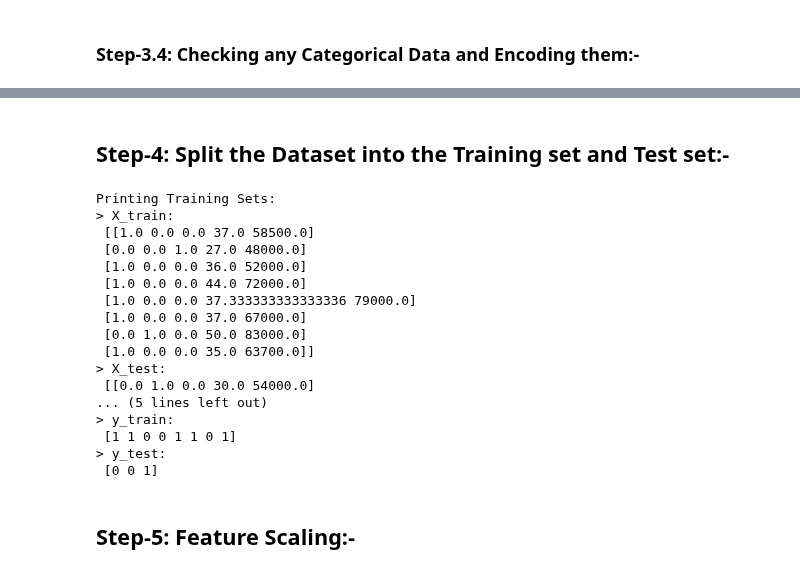
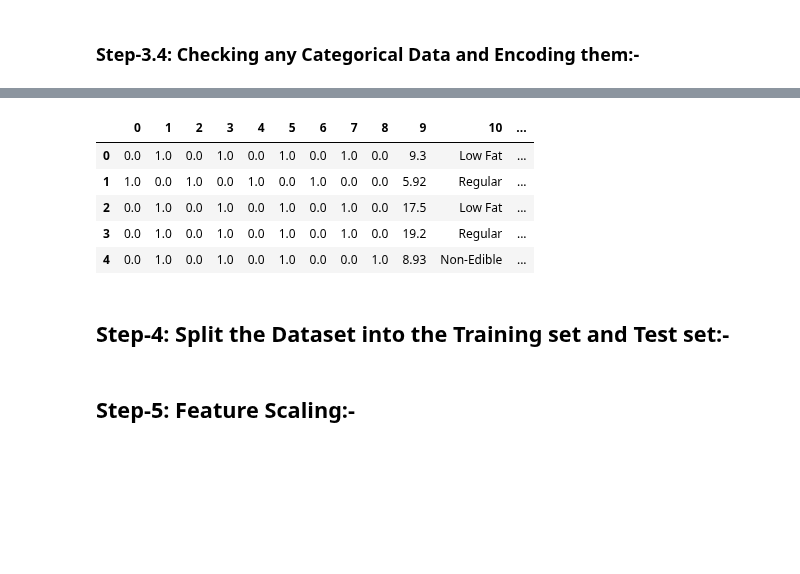
Before and after one commit to rajan-dhinoja/machine_learning_projects, a Jupyter notebook: Sales_Prediction.ipynb, the cells around one changed output, grey strips where cells are left out. Cells and saved outputs as stored; diff of their text form; code cells hidden in the pictures; blank space fills up the shorter version.

```diff
--- a/Sales_Prediction.ipynb
+++ b/Sales_Prediction.ipynb
@@ -172,3 +202,27 @@ Counts:             5089     2889  316  117      112
 Column:         'OutletSales'
 Unique Values:   958.752  1342.2528  703.0848  1845.5976  1278.336  1230.3984  1416.8224  539.298  759.012  1211.756  575.2512  1438.128  2109.2544  1537.998  1406.1696  679.116  2277.036  639.168  17 ...
 Counts:           17.000    16.0000   15.0000    15.0000    14.000    14.0000    13.0000   12.000   12.000    12.000   12.0000    12.000    11.0000    11.000    11.0000   11.000    11.000   11.000     ...
+# %%
+# Handling ProductID Column
+dataset['ProductID'] = dataset['ProductID'].apply(lambda x: x[:2])
+# dataset['ProductID'] = dataset['ProductID'].map({'FD': 'Food', 'NC': 'Non-Consumable', 'DR': 'Drinks'})
+print("> After Handling the Prefixes of 'ProductID' Column and changed to new Name:")
+print(dataset['ProductID'].value_counts())
+
+print("\n")
+
+# Handling FatContent Column
+dataset['FatContent'] = dataset['FatContent'].replace({ 'LF': 'Low Fat', 'low fat': 'Low Fat', 'Low fat': 'Low Fat', 'reg': 'Regular'})
+dataset.loc[dataset['ProductID'] == 'NC', 'FatContent'] = 'Non-Edible'
+print("> After Handling the Aliases of 'FatContent' Column:")
+print(dataset['FatContent'].value_counts())
+
+print("\n")
+
+# Handling EstablishmentYear Column
+import datetime as dt
+current_year = dt.datetime.today().year
+dataset['OutletAge'] = current_year - dataset['EstablishmentYear']
+dataset = dataset.drop('EstablishmentYear', axis=1)
+print("> 'EstablishmentYear' column is Deleted, Instead 'OutletAge' column is created...")
+print(dataset['OutletAge'].value_counts())
@@ -247,34 +366,26 @@ String Values present in Column 'Purchased'.
+# %%
+X = pd.DataFrame(X)
+X.head()
+# %% [output]
+|  | 0 | 1 | 2 | 3 | 4 | 5 | 6 | 7 | 8 | 9 | 10 | ... |
+| 0 | 0.0 | 1.0 | 0.0 | 1.0 | 0.0 | 1.0 | 0.0 | 1.0 | 0.0 | 9.3 | Low Fat | ... |
+| 1 | 1.0 | 0.0 | 1.0 | 0.0 | 1.0 | 0.0 | 1.0 | 0.0 | 0.0 | 5.92 | Regular | ... |
+| 2 | 0.0 | 1.0 | 0.0 | 1.0 | 0.0 | 1.0 | 0.0 | 1.0 | 0.0 | 17.5 | Low Fat | ... |
+| 3 | 0.0 | 1.0 | 0.0 | 1.0 | 0.0 | 1.0 | 0.0 | 1.0 | 0.0 | 19.2 | Regular | ... |
+| 4 | 0.0 | 1.0 | 0.0 | 1.0 | 0.0 | 1.0 | 0.0 | 0.0 | 1.0 | 8.93 | Non-Edible | ... |
 # %% [markdown]
 ## Step-4: Split the Dataset into the Training set and Test set:-
 # %%
 from sklearn.model_selection import train_test_split
-X_train, X_test, y_train, y_test = train_test_split(X, y, test_size=0.2, random_state=1)
+X_train, X_test, y_train, y_test = train_test_split(X, y, test_size=0.2, random_state=2)
 
-print("Printing Training Sets:")
-print("> X_train: \n", X_train)
-print("> X_test: \n", X_test)
-print("\n")
-print("Printing Test Sets:")
-print("> y_train: \n", y_train)
-print("> y_test: \n", y_test)
+# print("Printing Training Sets:")
+# print("> X_train: \n", X_train)
+# print("> X_test: \n", X_test)
+# print("\n")
+# print("Printing Test Sets:")
+# print("> y_train: \n", y_train)
+# print("> y_test: \n", y_test)
-# %% [output]
-Printing Training Sets:
-> X_train:
- [[1.0 0.0 0.0 37.0 58500.0]
- [0.0 0.0 1.0 27.0 48000.0]
- [1.0 0.0 0.0 36.0 52000.0]
- [1.0 0.0 0.0 44.0 72000.0]
- [1.0 0.0 0.0 37.333333333333336 79000.0]
- [1.0 0.0 0.0 37.0 67000.0]
- [0.0 1.0 0.0 50.0 83000.0]
- [1.0 0.0 0.0 35.0 63700.0]]
-> X_test:
- [[0.0 1.0 0.0 30.0 54000.0]
-... (5 lines left out)
-> y_train:
- [1 1 0 0 1 1 0 1]
-> y_test:
- [0 0 1]
 # %% [markdown]
 ## Step-5: Feature Scaling:-
 # %%
```
Also changed, not shown: parts of 10 cells of this notebook.
